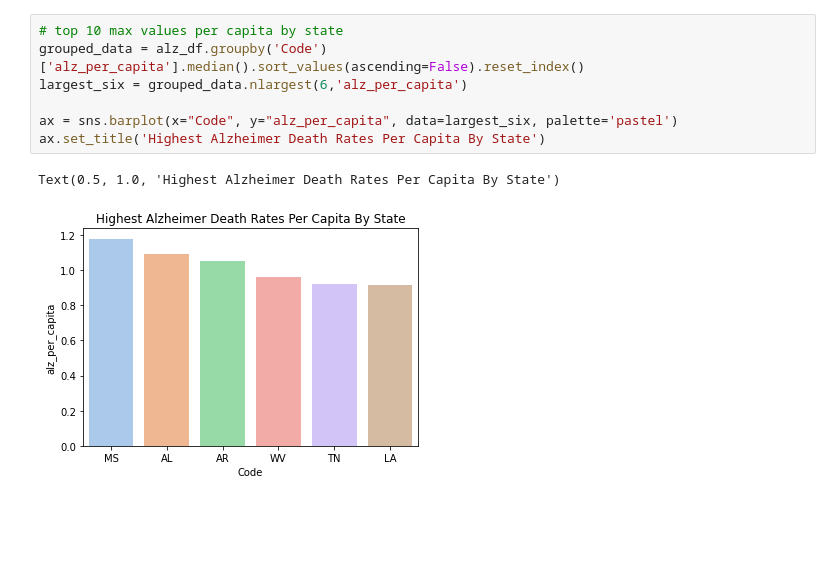
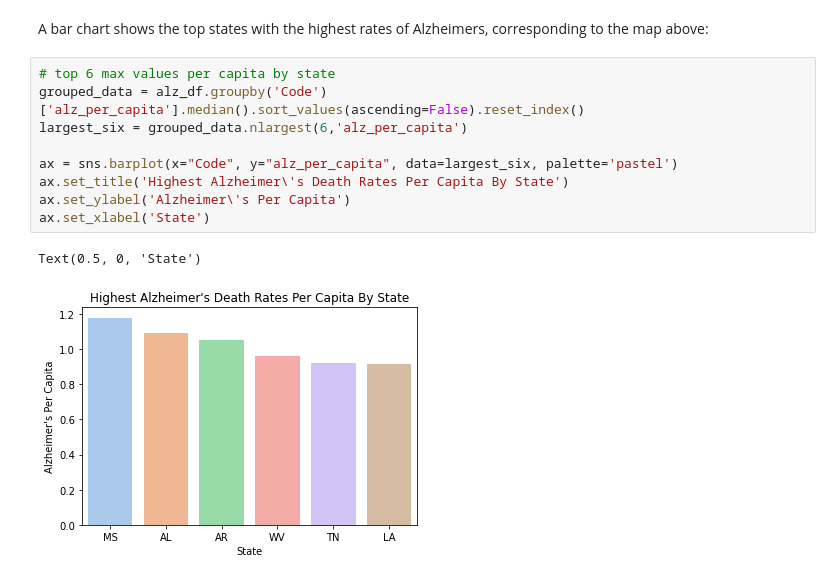
Before and after one commit to lieselurban/alzheimer_research, a Jupyter notebook: alzheimer_research_eda.ipynb, the cells around one changed output. Saved outputs shown, nothing was run; the diff lists cells and outputs as text; blank space fills up the shorter version.

```diff
--- a/alzheimer_research_eda.ipynb
+++ b/alzheimer_research_eda.ipynb
@@ -45,13 +74,17 @@ folium.Choropleth(
 m
 # %% [output]
 [interactive output not drawn]
+# %% [markdown]
+A bar chart shows the top states with the highest rates of Alzheimers, corresponding to the map above:
 # %%
-# top 10 max values per capita by state
+# top 6 max values per capita by state
 grouped_data = alz_df.groupby('Code')['alz_per_capita'].median().sort_values(ascending=False).reset_index()
 largest_six = grouped_data.nlargest(6,'alz_per_capita')
 
 ax = sns.barplot(x="Code", y="alz_per_capita", data=largest_six, palette='pastel')
-ax.set_title('Highest Alzheimer Death Rates Per Capita By State')
+ax.set_title('Highest Alzheimer\'s Death Rates Per Capita By State')
+ax.set_ylabel('Alzheimer\'s Per Capita')
+ax.set_xlabel('State')
 # %% [output]
-Text(0.5, 1.0, 'Highest Alzheimer Death Rates Per Capita By State')
+Text(0.5, 0, 'State')
-[figure, old version]
+[figure, new version]
```
Also changed, not shown: parts of 19 cells of this notebook.
